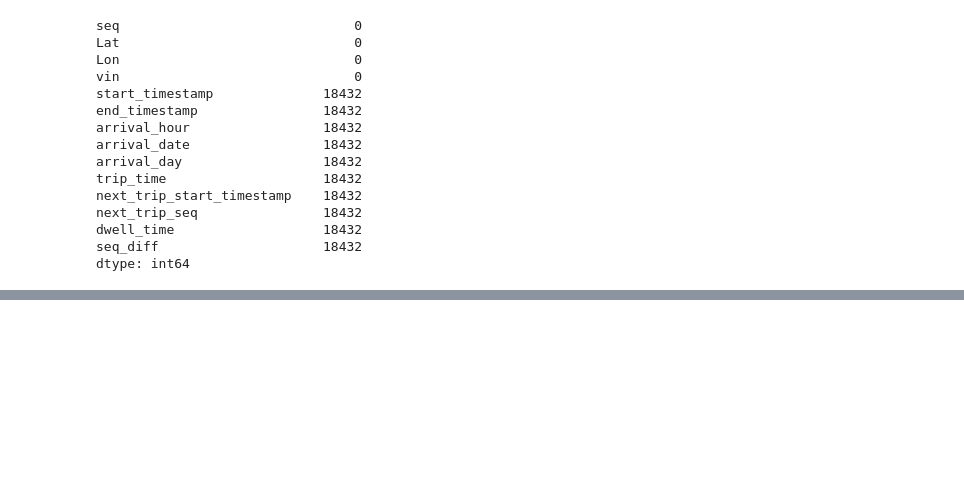
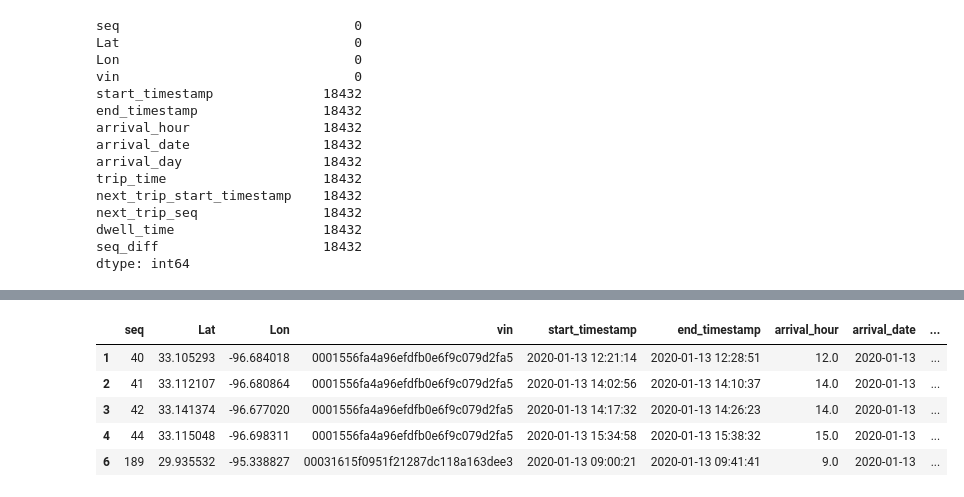
Before and after one commit to yusuf-jkhan1/POPE_VCST, a Jupyter notebook: koto/cluster/density_scan_dev.ipynb, the cells around one changed output, grey strips where cells are left out. Cells and saved outputs as stored; diff of their text form; code cells hidden in the pictures; blank space fills up the shorter version.

```diff
--- a/koto/cluster/density_scan_dev.ipynb
+++ b/koto/cluster/density_scan_dev.ipynb
@@ -139,3 +153,0 @@ br = [39.804789, -82.633243]
-# %%
-full_df_clean = full_df_clean[(full_df_clean["Lat"] < tl[0]) & (full_df_clean["Lat"] > bl[0])]
-full_df_clean = full_df_clean[(full_df_clean["Lon"] > tl[1]) & (full_df_clean["Lon"] < tr[1])]
@@ -144,0 +160,9 @@ full_df_clean = full_df_clean[(full_df_clean["Lon"] > tl[1]) & (full_df_clean["L
+# %%
+full_df_clean.head()
+# %% [output]
+|  | seq | Lat | Lon | vin | start_timestamp | end_timestamp | arrival_hour | arrival_date | ... |
+| 1 | 40 | 33.105293 | -96.684018 | 0001556fa4a96efdfb0e6f9c079d2fa5 | 2020-01-13 12:21:14 | 2020-01-13 12:28:51 | 12.0 | 2020-01-13 | ... |
+| 2 | 41 | 33.112107 | -96.680864 | 0001556fa4a96efdfb0e6f9c079d2fa5 | 2020-01-13 14:02:56 | 2020-01-13 14:10:37 | 14.0 | 2020-01-13 | ... |
+| 3 | 42 | 33.141374 | -96.677020 | 0001556fa4a96efdfb0e6f9c079d2fa5 | 2020-01-13 14:17:32 | 2020-01-13 14:26:23 | 14.0 | 2020-01-13 | ... |
+| 4 | 44 | 33.115048 | -96.698311 | 0001556fa4a96efdfb0e6f9c079d2fa5 | 2020-01-13 15:34:58 | 2020-01-13 15:38:32 | 15.0 | 2020-01-13 | ... |
+| 6 | 189 | 29.935532 | -95.338827 | 00031615f0951f21287dc118a163dee3 | 2020-01-13 09:00:21 | 2020-01-13 09:41:41 | 9.0 | 2020-01-13 | ... |
```
Also changed, not shown: parts of 10 cells of this notebook, 2 other files.
